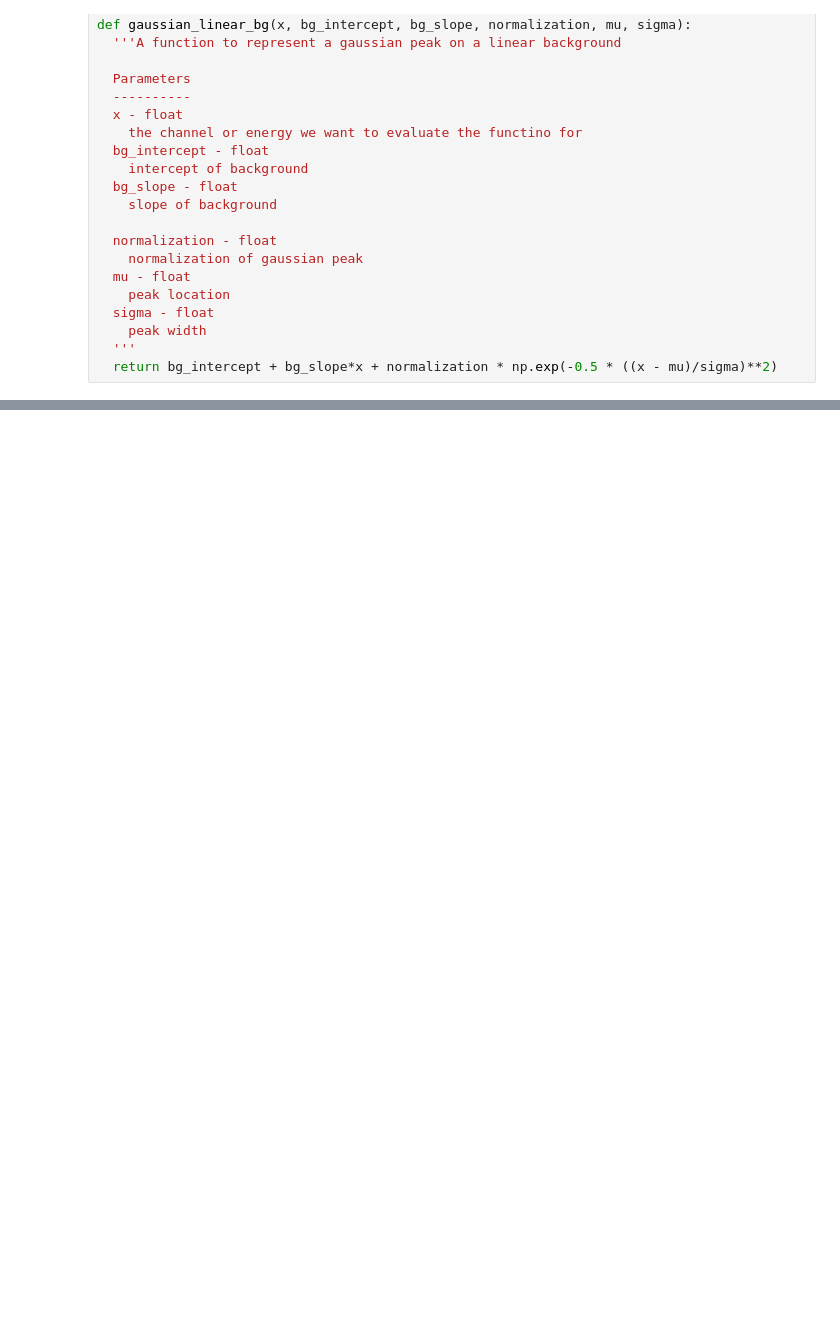
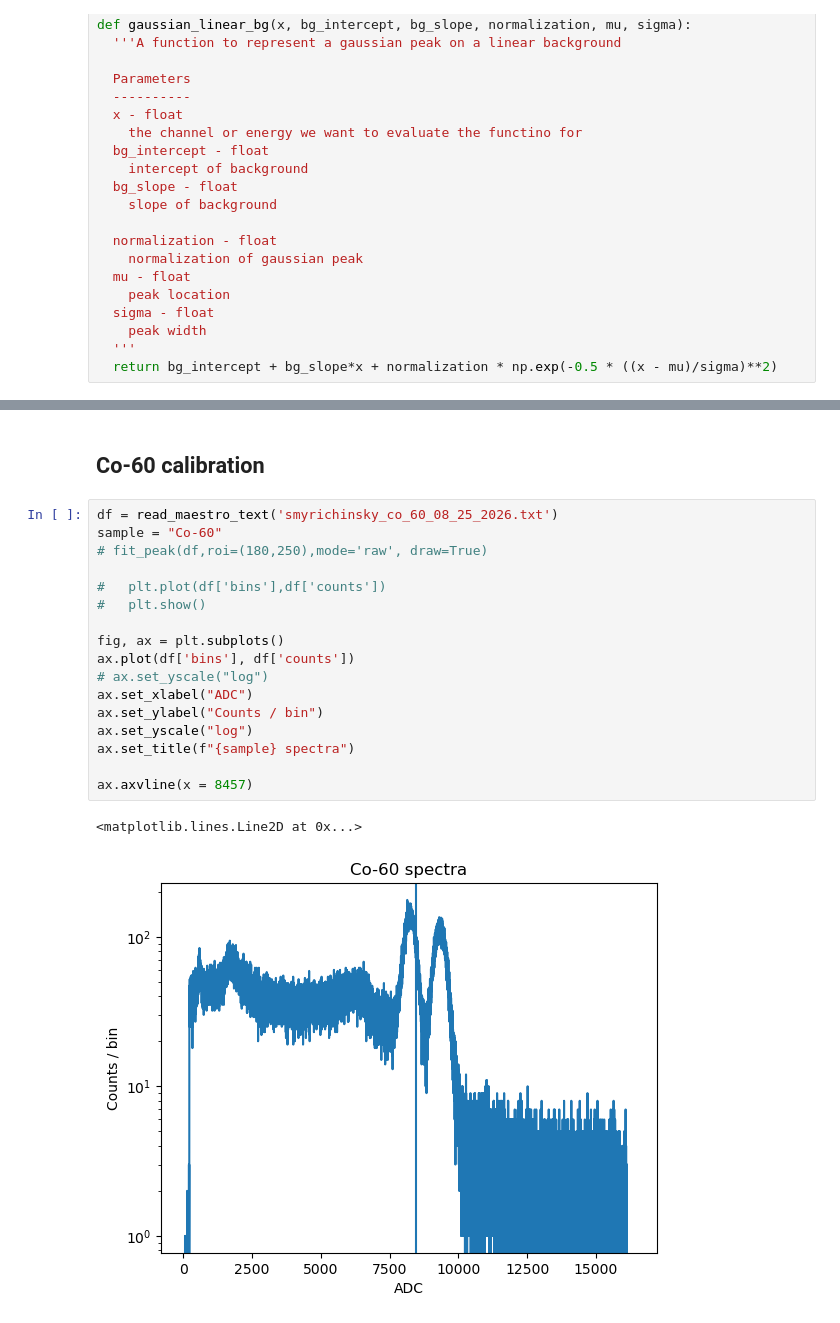
Before and after one commit to arielsmyri/phys_p_451, a Jupyter notebook: smyrichinsky_gamma_spec_p451.ipynb, the cells around one changed output, grey strips where cells are left out. Drawn from its saved outputs; the diff is of its cells as text; blank space fills up the shorter version.

```diff
--- a/smyrichinsky_gamma_spec_p451.ipynb
+++ b/smyrichinsky_gamma_spec_p451.ipynb
@@ -226,0 +315,22 @@ Text(0.5, 1.0, 'Cs-137 spectra')
+# %% [markdown]
+## Co-60 calibration
+# %%
+df = read_maestro_text('smyrichinsky_co_60_08_25_2026.txt')
+sample = "Co-60"
+# fit_peak(df,roi=(180,250),mode='raw', draw=True)
+
+#   plt.plot(df['bins'],df['counts'])
+#   plt.show()
+
+fig, ax = plt.subplots()
+ax.plot(df['bins'], df['counts'])
+# ax.set_yscale("log")
+ax.set_xlabel("ADC")
+ax.set_ylabel("Counts / bin")
+ax.set_yscale("log")
+ax.set_title(f"{sample} spectra")
+
+ax.axvline(x = 8457)
+# %% [output]
+<matplotlib.lines.Line2D at 0x...>
+[figure, added]
```
Also changed, not shown: parts of 11 cells of this notebook, 3 other files.
